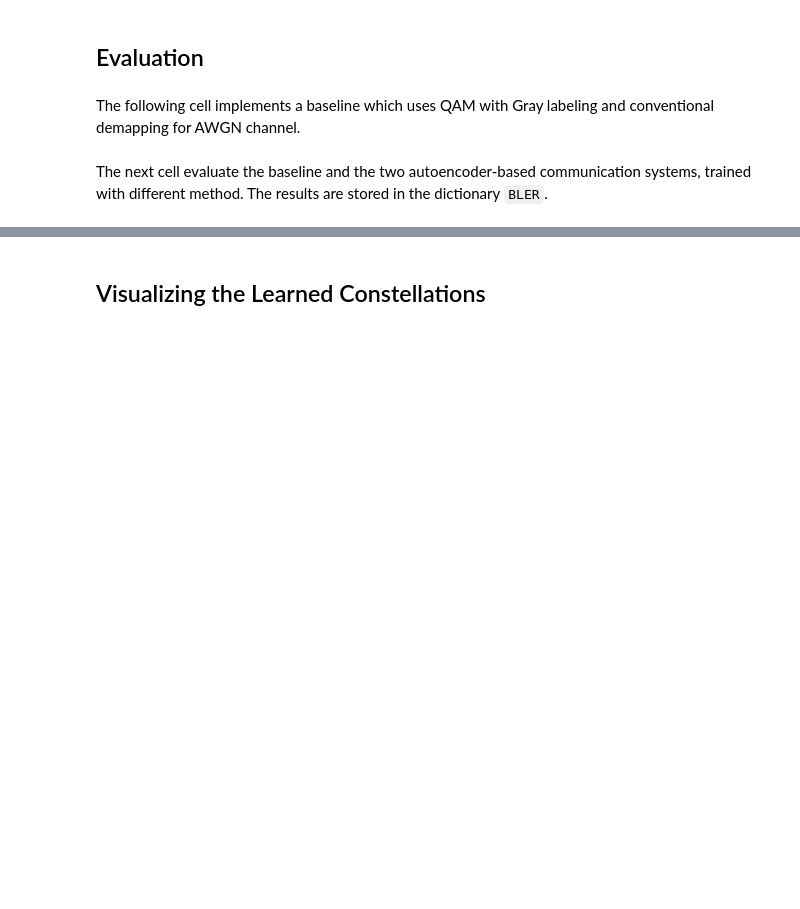
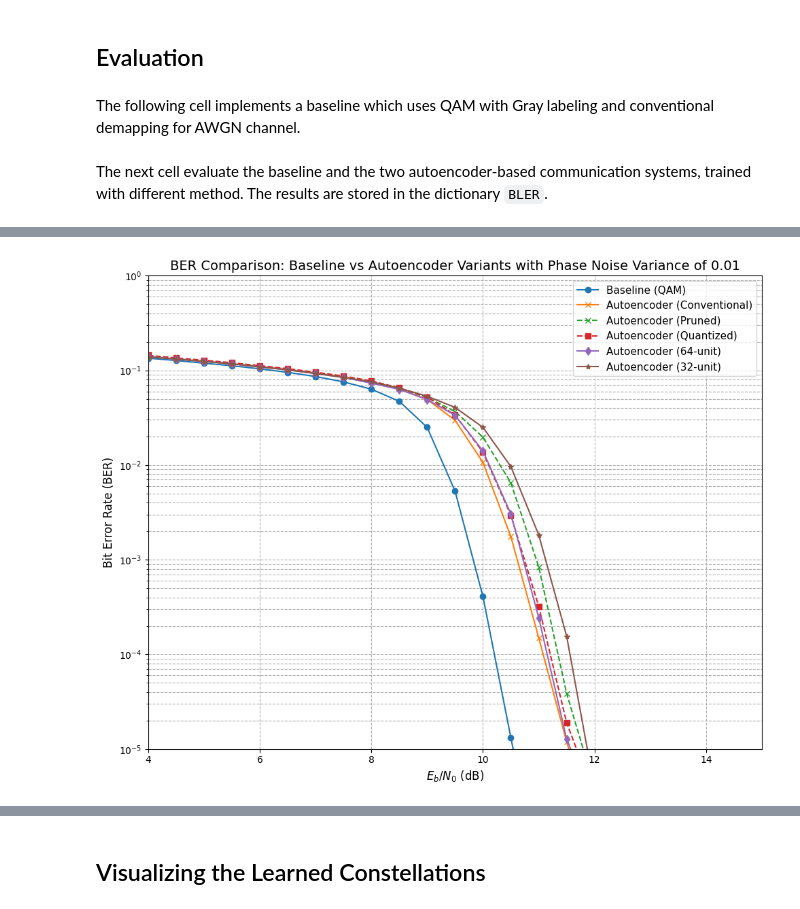
Before and after one commit to Joboreh97/Codes-that-function, a Jupyter notebook: tutorials/phy/phasenoise0.1stddev_aware_direct_32&64_unit_model_pure_pruning_to_64unit_coderate_changed_awgn&phasenoise_plot.ipynb, the cells around one changed output, grey strips where cells are left out. Cells and saved outputs as stored; diff of their text form; code cells hidden in the pictures; blank space fills up the shorter version.

```diff
--- a/tutorials/phy/phasenoise0.1stddev_aware_direct_32&64_unit_model_pure_pruning_to_64unit_coderate_changed_awgn&phasenoise_plot.ipynb
+++ b/tutorials/phy/phasenoise0.1stddev_aware_direct_32&64_unit_model_pure_pruning_to_64unit_coderate_changed_awgn&phasenoise_plot.ipynb
@@ -134,7 +134,7 @@ Requirement already satisfied: wrapt>=1.11.2 in /usr/local/lib/python3.11/dist-p
 # SNR range for evaluation and training [dB]
 ###############################################
 ebno_db_min = 4.0
-ebno_db_max = 8.0
+ebno_db_max = 15
 
 ###############################################
 # Modulation and coding configuration
@@ -969,35 +1197,37 @@ with open(results_filename, 'wb') as f:
 # %%
 import matplotlib.pyplot as plt
 
 plt.figure(figsize=(10, 8))
 
 # Baseline (e.g., QAM)
 plt.semilogy(ebno_dbs, BER['baseline'], 'o-', color='C0', label='Baseline (QAM)')
 
 # Autoencoder (conventional training)
 plt.semilogy(ebno_dbs, BER['autoencoder-conv'], 'x-', color='C1', label='Autoencoder (Conventional)')
 
 # Autoencoder (QAT-trained)
 plt.semilogy(ebno_dbs, BER['autoencoder-pruned'], 'x--', color='C2', label='Autoencoder (Pruned)')
 
 # Autoencoder (Post-Training Quantized)
 plt.semilogy(ebno_dbs, BER['autoencoder-quantized'], 's--', color='C3', label='Autoencoder (Quantized)')
 
 # Update your plot to include the 64-unit results
 plt.semilogy(ebno_dbs, BER['autoencoder-64unit'], 'd-', color='C4', label='Autoencoder (64-unit)')
 
 # Update your plot to include the 32-unit results
 plt.semilogy(ebno_dbs, BER['autoencoder-32unit'], '*-', color='C5', label='Autoencoder (32-unit)')
 
 plt.xlabel(r"$E_b/N_0$ (dB)", fontsize=12)
 plt.ylabel("Bit Error Rate (BER)", fontsize=12)
-plt.title("BER Comparison: Baseline vs Autoencoder Variants", fontsize=14)
+plt.title("BER Comparison: Baseline vs Autoencoder Variants with Phase Noise Variance of 0.01", fontsize=14)
 plt.grid(True, which="both", linestyle='--', linewidth=0.8)
-plt.ylim((1e-4, 1.0))
+plt.ylim((1e-5, 1.0))
 plt.xlim((ebno_db_min, ebno_db_max))
 plt.legend(fontsize=11)
 plt.tight_layout()
 plt.show()
+# %% [output]
+[figure, added]
 # %%
 print("Quantized model evaluation:")
 for layer in model_quantized.layers:
```
Also changed, not shown: parts of 20 cells of this notebook.
